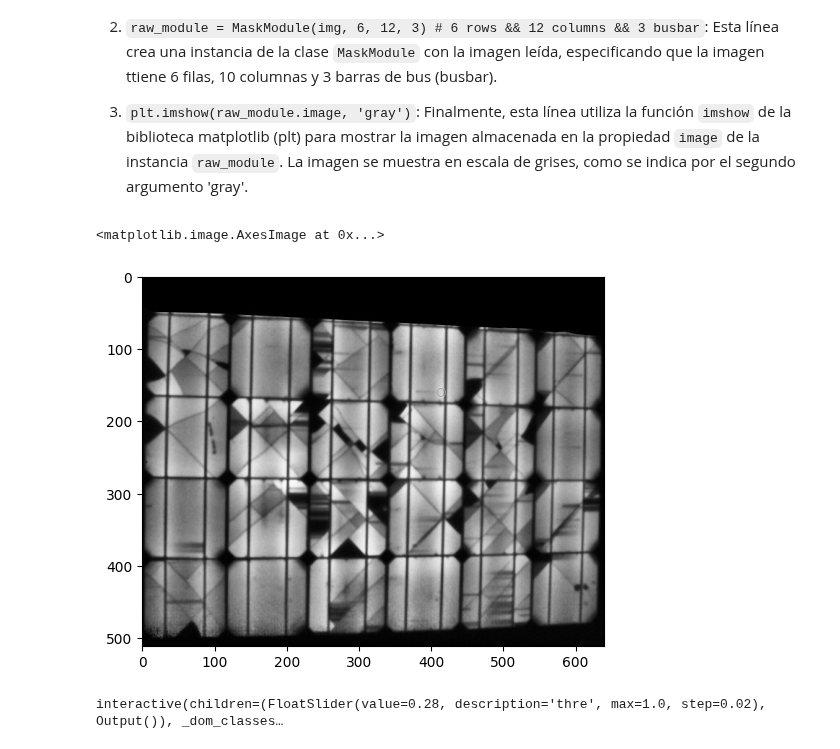
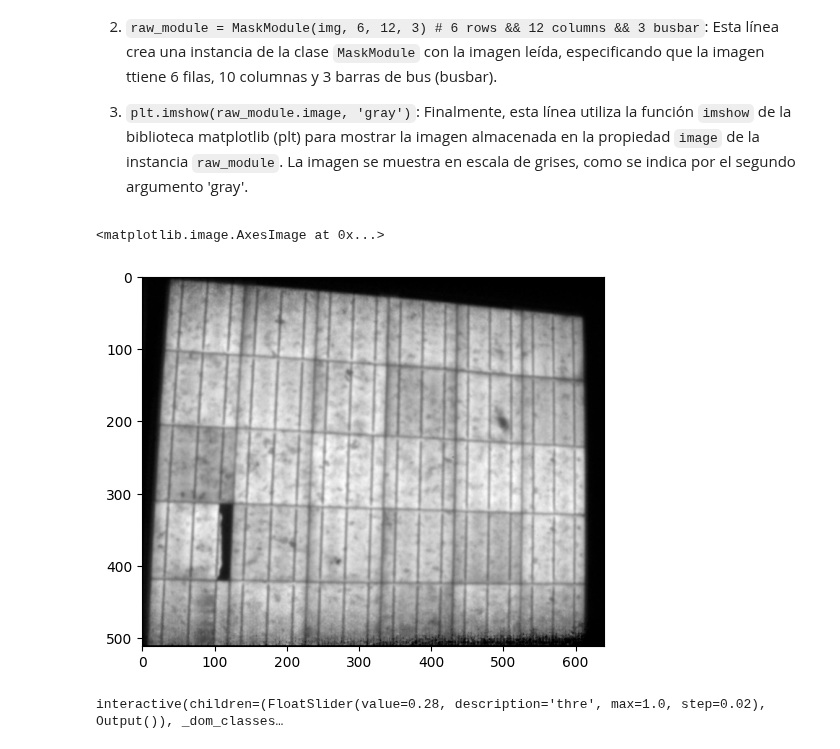
Before and after one commit to Franklingo13/PVDefectDetect, a Jupyter notebook: Detección_de_Grietas_y_Pruebas_de_Modelos/Segmentacion_de_Celdas.ipynb, the cells around one changed output. Cells and saved outputs as stored; diff of their text form; code cells hidden in the pictures.

```diff
--- a/Detección_de_Grietas_y_Pruebas_de_Modelos/Segmentacion_de_Celdas.ipynb
+++ b/Detección_de_Grietas_y_Pruebas_de_Modelos/Segmentacion_de_Celdas.ipynb
@@ -24,21 +24,18 @@ Uso de la herramienta para recortar una imagen de módulo en celdas individuales
 
 3. `plt.imshow(raw_module.image, 'gray')`: Finalmente, esta línea utiliza la función `imshow` de la biblioteca matplotlib (plt) para mostrar la imagen almacenada en la propiedad `image` de la instancia `raw_module`. La imagen se muestra en escala de grises, como se indica por el segundo argumento 'gray'.
 # %%
-#img = cv.imread('/home/franklin/PVDefectDetect/Test_ImageJ/AVG_070A_8v.tif', 0)
-#img = cv.imread('D:/Documentos/Universidad de Cuenca/Trabajo de Titulación/PVDefectDetect/Test_ImageJ/AVG_070A_8v.tif', 0)
-#img = cv.imread('D:/Documentos/Universidad de Cuenca/Trabajo de Titulación/PVDefectDetect/ImagePreprocessing/Salidas/panel_260W/Imagenes_Promediadas/AVG_V44.5_I9.16_t_NoBG_CLAHE.jpg', 0)
-#img = cv.imread('D:/Documentos/Universidad de Cuenca/Trabajo de Titulación/PVDefectDetect/ImagePreprocessing/Salidas/panel_260W/Imagenes_Promediadas/resize_IA.jpeg', 0)
-img = cv.imread('D:/Documentos/Universidad de Cuenca/Trabajo de Titulación/Datasets_EL/Modulos/mono2_inf_edited.jpg', 0)
-save_path = 'D:/Documentos/Universidad de Cuenca/Trabajo de Titulación/Datasets_EL/CeldasIndividuales/Mono2_V40_I5_t28'
-module_name = 'mono2inf'
+img = cv.imread('D:/Documentos/Universidad de Cuenca/Trabajo de Titulación/ImagenesTesis/Articulo/preprocessing_results_Poli/Preprocesamiento_Poli/mean_image_noartefacts.jpg', 0)
+#img = cv.imread('D:/Documentos/Universidad de Cuenca/Trabajo de Titulación/Datasets_EL/Modulos/mono2_inf_edited.jpg', 0)
+save_path = 'D:/Documentos/Universidad de Cuenca/Trabajo de Titulación/ImagenesTesis/Articulo/preprocessing_results_Poli/Celdas'
+module_name = 'poli2'
 
-raw_module = MaskModule(img, 4, 6, 2) # 5 rows && 3 columns && 3 busbar
+raw_module = MaskModule(img, 5, 6, 3) # 5 rows && 3 columns && 3 busbar
 #raw_module = MaskModule(img, 4, 16, 0) # 8 rows && 16 columns && 0 busbar
 #raw_module = MaskModule(img, 12, 15, 0) # 8 rows && 16 columns && 0 busbar
 plt.imshow(raw_module.image, 'gray')
 # %% [output]
 <matplotlib.image.AxesImage at 0x...>
-[figure, old version]
+[figure, new version]
 # %%
 ## Carga la mascara de la imagen
 ## Se usa el deslizador para encontrar el umbral adecuado
```
Also changed, not shown: parts of 2 cells of this notebook.
